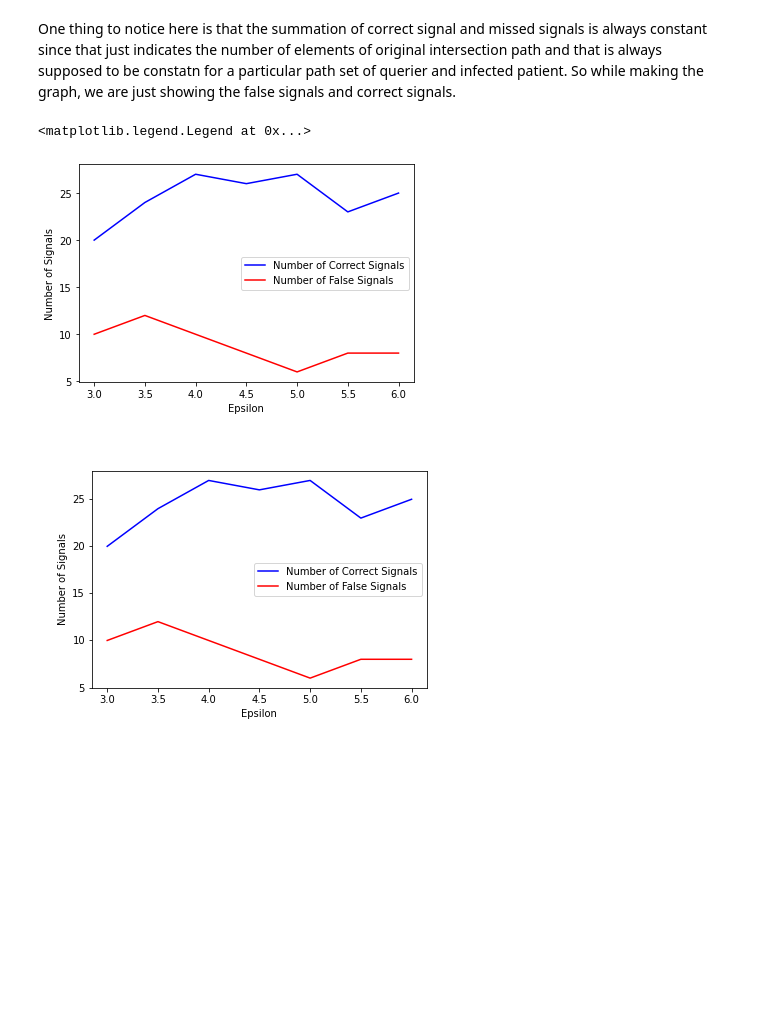
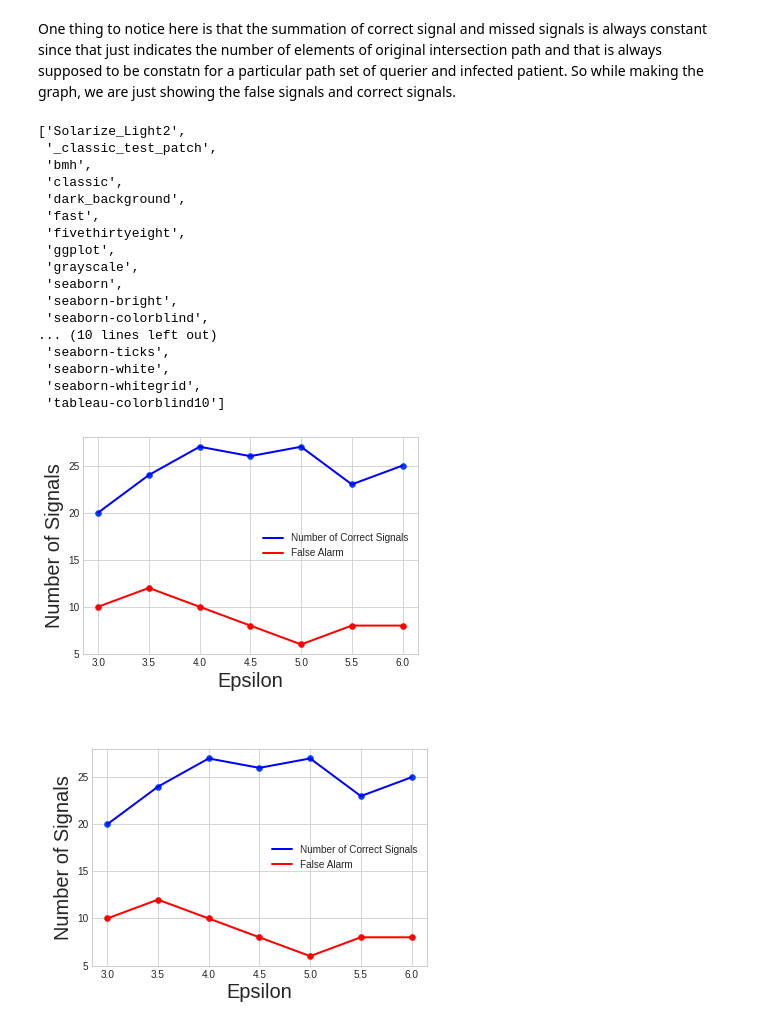
Before and after one commit to snpushpi/Covid19_Contact_tracing_repo_beta, a Jupyter notebook: Generating_graph.ipynb, the cells around one changed output. Cells and saved outputs as stored; diff of their text form; code cells hidden in the pictures; blank space fills up the shorter version.

```diff
--- a/Generating_graph.ipynb
+++ b/Generating_graph.ipynb
@@ -39,3 +52,5 @@ One thing to notice here is that the summation of correct signal and missed sign
 # %%
 import matplotlib as mpl
 import matplotlib.pyplot as plt
+from cycler import cycler
+plt.style.use('ggplot')
@@ -44,21 +62,49 @@ import matplotlib.pyplot as plt
 # %%
 epsilon = [3,3.5,4,4.5,5,5.5,6]
 number_of_correct_signals = [20,24,27,26,27,23,25]
 number_of_fake_signals = [10,12,10,8,6,8,8]
 fig = plt.figure()
 plt.clf()
 plt.xlabel('Epsilon')
 plt.ylabel('Number of Signals')
 plt.plot(epsilon, number_of_correct_signals,'b', label = 'Number of Correct Signals')
-plt.plot(epsilon, number_of_fake_signals,'r', label = 'Number of False Signals')
+plt.plot(epsilon, number_of_fake_signals,'r', label = 'False Alarm')
+plt.scatter(epsilon, number_of_correct_signals)
+plt.scatter(epsilon,number_of_fake_signals,c='r')
+mpl.rcParams['lines.linewidth'] = 2
+mpl.rcParams['boxplot.showbox'] = True
+mpl.rcParams['axes.titlesize']=24
+mpl.rcParams['axes.labelsize']=20
+mpl.rcParams['lines.linewidth']=2
+mpl.rcParams['xtick.labelsize']=10
+mpl.rcParams['ytick.labelsize']=10
+#mpl.rcParams.keys()
+plt.style.use(['seaborn-bright'])
 plt.legend()
+plt.style.available
 # %% [output]
-<matplotlib.legend.Legend at 0x...>
+['Solarize_Light2',
+ '_classic_test_patch',
+ 'bmh',
+ 'classic',
+ 'dark_background',
+ 'fast',
+ 'fivethirtyeight',
+ 'ggplot',
+ 'grayscale',
+ 'seaborn',
+ 'seaborn-bright',
+ 'seaborn-colorblind',
+... (10 lines left out)
+ 'seaborn-ticks',
+ 'seaborn-white',
+ 'seaborn-whitegrid',
+ 'tableau-colorblind10']
-[figure, old version]
+[figure, new version]
 # %%
 fig.savefig('my_figure.png')
 # %%
 from IPython.display import Image
 Image('my_figure.png')
 # %% [output]
-[figure, old version]
+[figure, new version]
```
Also changed, not shown: parts of 5 cells of this notebook.
